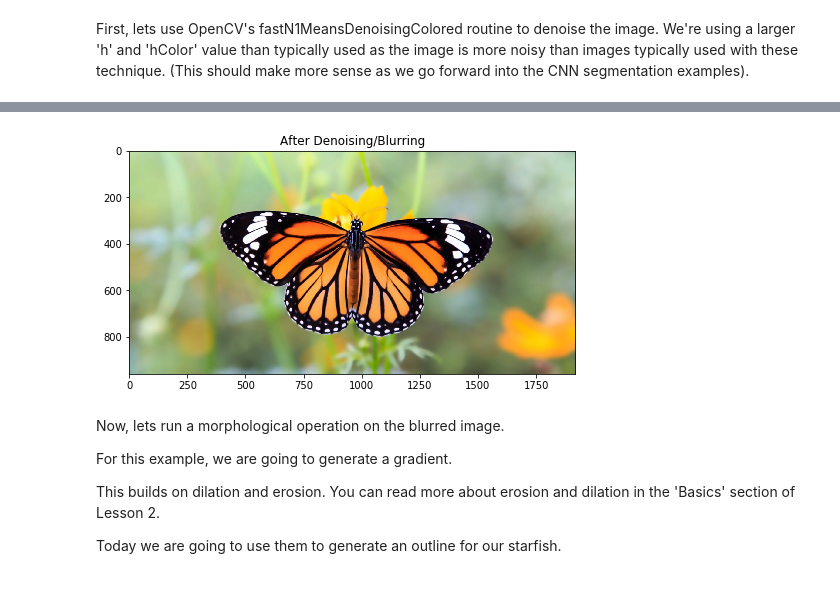
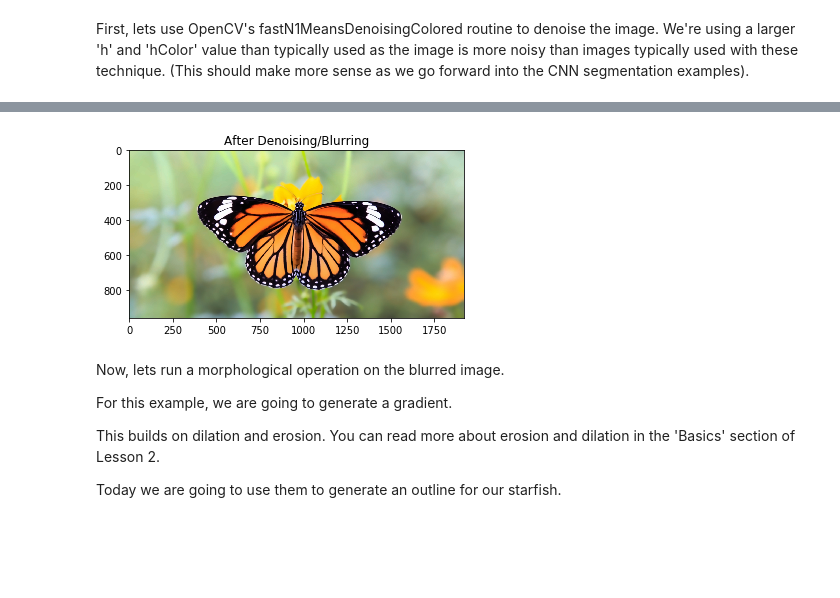
Before and after one commit to vipulpopat/CE6003_Etivity1, a Jupyter notebook: Lab_2_1_Thresholding-Butterfly-Image.ipynb, the cells around one changed output, grey strips where cells are left out. Cells and saved outputs as stored; diff of their text form; code cells hidden in the pictures; blank space fills up the shorter version.

```diff
--- a/Lab_2_1_Thresholding-Butterfly-Image.ipynb
+++ b/Lab_2_1_Thresholding-Butterfly-Image.ipynb
@@ -69,25 +35,22 @@ plt.imshow(cv2.cvtColor(img,cv2.COLOR_BGR2RGB))
 # %%
 # Apply some blurring to reduce noise
 
 # h is the Parameter regulating filter strength for luminance component.
 # Bigger h value perfectly removes noise but also removes image details,
 # smaller h value preserves details but also preserves some noise
-# Experiment with setting h and hColor to a suitable value.
-# Exercise: Insert code here to set values for h and hColor.
 h = 25
 hColor = 15
 
 # Default values
 templateWindowSize = 7
 searchWindowSize = 21
 
 blur = cv2.fastNlMeansDenoisingColored(img, None, h, hColor,templateWindowSize,searchWindowSize)
 
-plt.figure(figsize = (8, 6))
 plt.title("After Denoising/Blurring")
 plt.imshow(cv2.cvtColor(blur, cv2.COLOR_BGR2RGB));
 # %% [output]
-[figure, old version]
+[figure, new version]
 # %% [markdown]
 Now, lets run a morphological operation on the blurred image.
 
```
Also changed, not shown: parts of 20 cells of this notebook.
